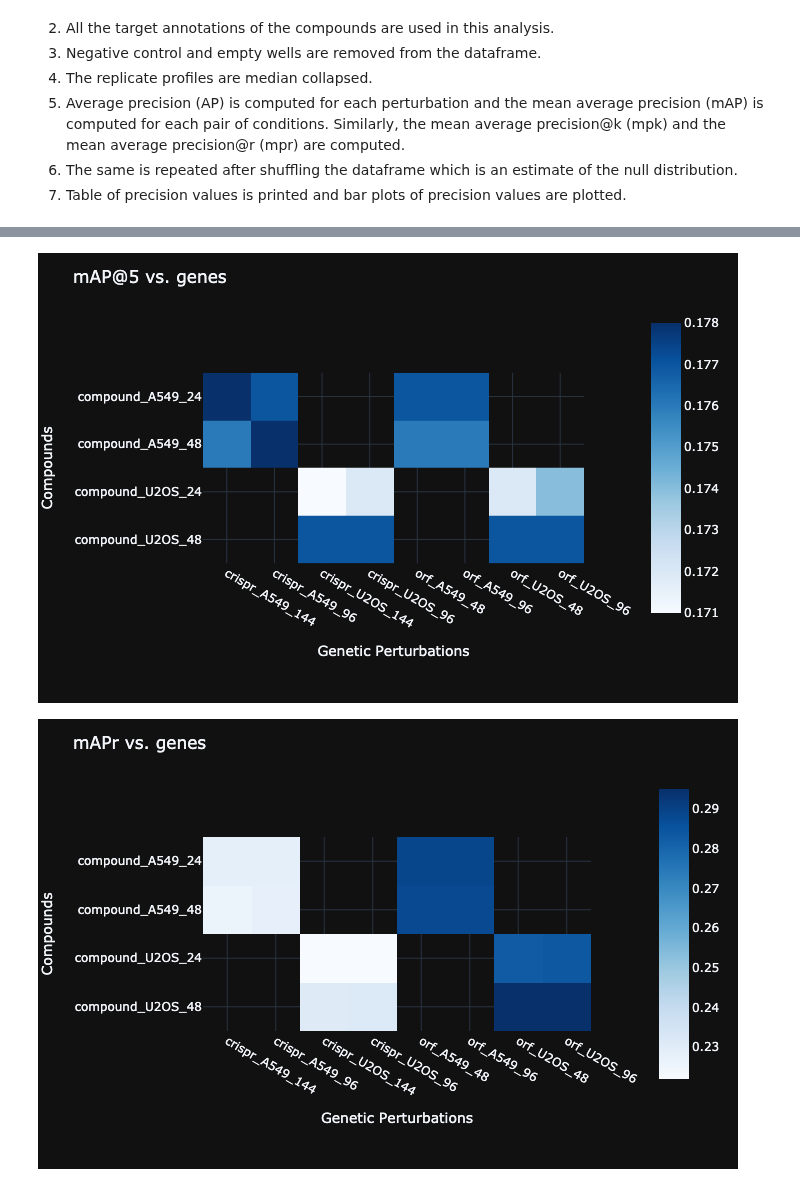
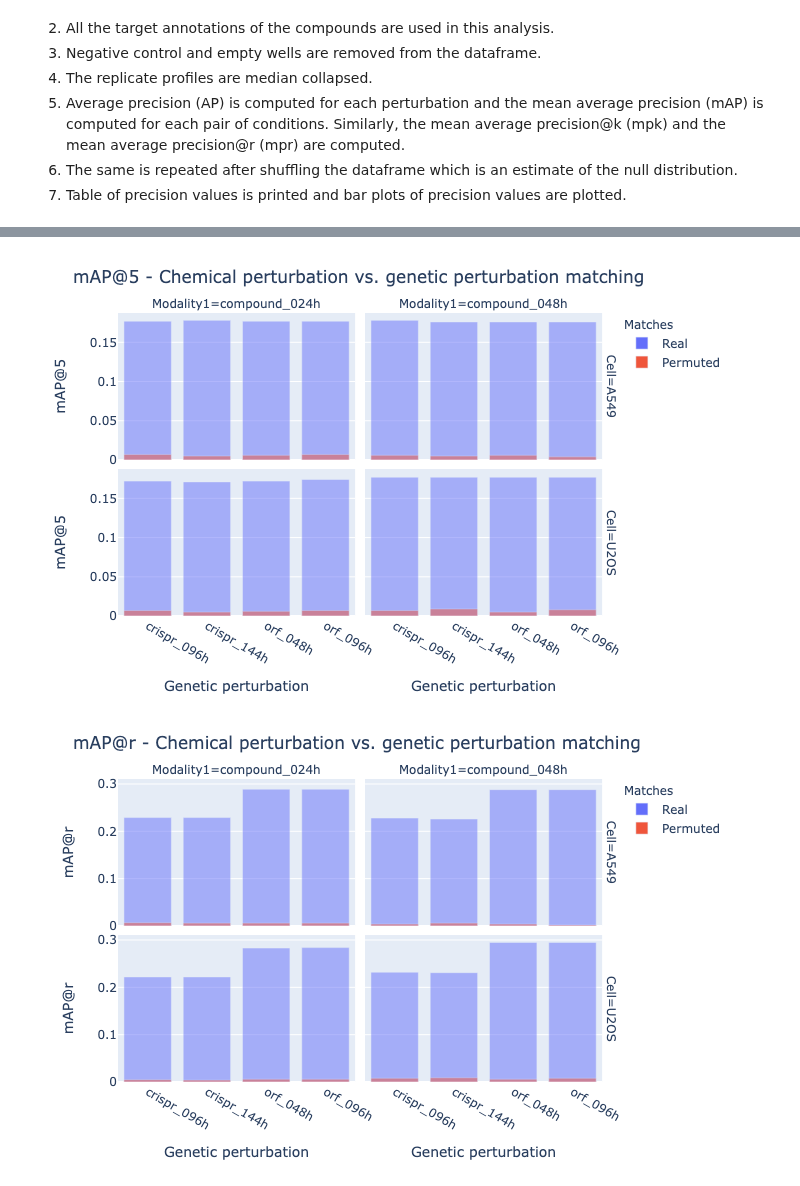
Before and after one commit to jump-cellpainting/2024_Chandrasekaran_NatureMethods, a Jupyter notebook: benchmark/11.average_precision_matching.ipynb, the cells around one changed output, grey strips where cells are left out. Drawn from its saved outputs; the diff is of its cells as text; code cells hidden in the pictures.

Commit message:
fix bg color; update matching figures

```diff
--- a/benchmark/11.average_precision_matching.ipynb
+++ b/benchmark/11.average_precision_matching.ipynb
@@ -85,7 +85,10 @@ for cell in experiment_df.Cell_type.unique():
 
                 score = utils.PrecisionScores(modality_1_consensus_filtered_df, modality_2_consensus_df, "Metadata_gene", anti_correlation=True, k=k)
 
-                mean_average_precision_df = mean_average_precision_df.append({'Description':f'{modality_1_perturbation}_{cell}_{modality_1_timepoint} vs. {modality_2_perturbation}_{cell}_{modality_2_timepoint}',
+                mean_average_precision_df = mean_average_precision_df.append({'Description':f'{modality_1_perturbation}_{modality_1_timepoint} vs. {modality_2_perturbation}_{modality_2_timepoint}',
+                                                                              'Modality1': f'{modality_1_perturbation}_{modality_1_timepoint:03}h',
+                                                                              'Modality2': f'{modality_2_perturbation}_{modality_2_timepoint:03}h',
+                                                                              'Cell': cell,
                                                                               'mAP':f'{score.map:.3f}',
                                                                               'mAPk':f'{score.mapk:.3f}',
                                                                               'mAPr':f'{score.mapr:.3f}',
@@ -93,7 +96,10 @@ for cell in experiment_df.Cell_type.unique():
 
                 score_shuffled = utils.PrecisionScores(modality_1_consensus_shuffled_filtered_df, modality_2_consensus_shuffled_df, "Metadata_gene", anti_correlation=True, k=k)
 
-                mean_average_precision_df = mean_average_precision_df.append({'Description':f'{modality_1_perturbation}_{cell}_{modality_1_timepoint} vs. {modality_2_perturbation}_{cell}_{modality_2_timepoint}',
+                mean_average_precision_df = mean_average_precision_df.append({'Description':f'{modality_1_perturbation}_{modality_1_timepoint} vs. {modality_2_perturbation}_{modality_2_timepoint}',
+                                                                              'Modality1': f'{modality_1_perturbation}_{modality_1_timepoint:03}h',
+                                                                              'Modality2': f'{modality_2_perturbation}_{modality_2_timepoint:03}h',
+                                                                              'Cell': cell,
                                                                               'mAP':f'{score_shuffled.map:.3f}',
                                                                               'mAPk':f'{score_shuffled.mapk:.3f}',
                                                                               'mAPr':f'{score_shuffled.mapr:.3f}',
@@ -161,0 +149,6 @@ fig.write_image(f'figures/11.mAP_heatmap.png', width=640, height=480, scale=2)
+# %%
+mean_average_precision_df['mAP'] = mean_average_precision_df['mAP'].astype(float)
+mean_average_precision_df['mAPk'] = mean_average_precision_df['mAPk'].astype(float)
+mean_average_precision_df['mAPr'] = mean_average_precision_df['mAPr'].astype(float)
+
+mean_average_precision_df = mean_average_precision_df.sort_values(by=['Cell','Modality1', 'Modality2']).reset_index(drop=True)
@@ -162,30 +172,34 @@ fig.write_image(f'figures/11.mAP_heatmap.png', width=640, height=480, scale=2)
 # %%
-pivot_table = (
-    mean_average_precision_df
-        .query('Matches=="Real"')
-        .pivot('Chemical_Perturbation','Genetic_Perturbation','mAPk')
-)
-fig = px.imshow(pivot_table, color_continuous_scale='blues')
-fig.update_layout(title=f'mAP@{k} vs. genes',
-                  xaxis=dict(title='Genetic Perturbations'),
-                  yaxis=dict(title='Compounds'),
-                  coloraxis_colorbar_x=+1.15)
+fig = px.bar(mean_average_precision_df,
+             x='Modality2',
+             y='mAPk',
+             color="Matches",
+             barmode="overlay",
+             facet_col='Modality1',
+             facet_row='Cell')
+fig.update_layout(title=f'mAP@{k} - Chemical perturbation vs. genetic perturbation matching',
+                  xaxis1=dict(title='Genetic perturbation'),
+                  xaxis2=dict(title='Genetic perturbation'),
+                  yaxis1=dict(title=f'mAP@{k}'),
+                  yaxis3=dict(title=f'mAP@{k}'))
 fig.show("png")
-fig.write_image(f'figures/11.mAPk_heatmap.png', width=640, height=480, scale=2)
+fig.write_image(f'figures/11.mAPk_matching.png', width=640, height=480, scale=2)
 # %% [output]
-[figure, old version]
+[figure, new version]
 # %%
-pivot_table = (
-    mean_average_precision_df
-        .query('Matches=="Real"')
-        .pivot('Chemical_Perturbation','Genetic_Perturbation','mAPr')
-)
-fig = px.imshow(pivot_table, color_continuous_scale='blues')
-fig.update_layout(title='mAPr vs. genes',
-                  xaxis=dict(title='Genetic Perturbations'),
-                  yaxis=dict(title='Compounds'),
-                  coloraxis_colorbar_x=+1.15)
+fig = px.bar(mean_average_precision_df,
+             x='Modality2',
+             y='mAPr',
+             color="Matches",
+             barmode="overlay",
+             facet_col='Modality1',
+             facet_row='Cell')
+fig.update_layout(title='mAP@r - Chemical perturbation vs. genetic perturbation matching',
+                  xaxis1=dict(title='Genetic perturbation'),
+                  xaxis2=dict(title='Genetic perturbation'),
+                  yaxis1=dict(title='mAP@r'),
+                  yaxis3=dict(title='mAP@r'))
 fig.show("png")
-fig.write_image(f'figures/11.mAPr_heatmap.png', width=640, height=480, scale=2)
+fig.write_image(f'figures/11.mAPr_matching.png', width=640, height=480, scale=2)
 # %% [output]
-[figure, old version]
+[figure, new version]
```
Also changed, not shown: parts of 7 cells of this notebook, 33 other files.
